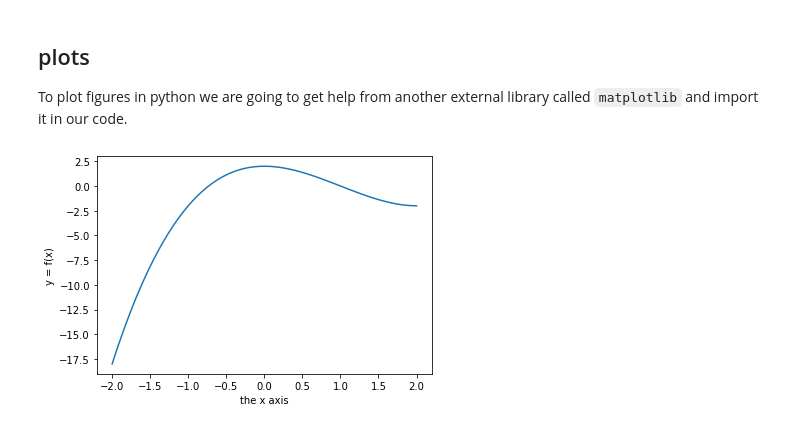
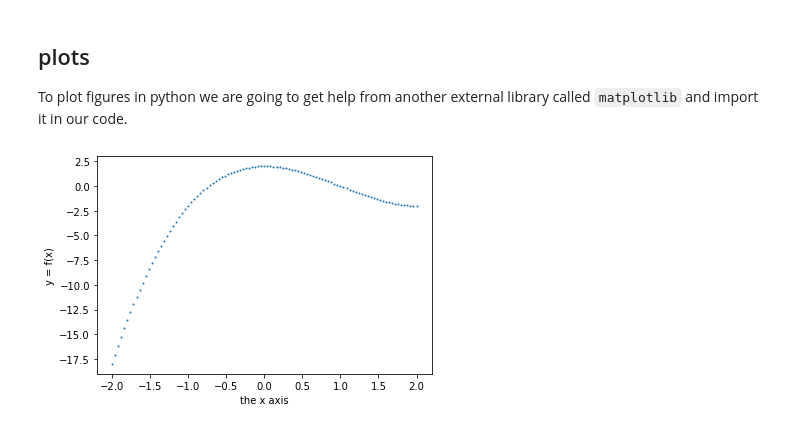
Before and after one commit to ShabaniLab/q-camp, a Jupyter notebook: notebooks/intro-python.ipynb, the cells around one changed output. Drawn from its saved outputs; the diff is of its cells as text; code cells hidden in the pictures.

```diff
--- a/notebooks/intro-python.ipynb
+++ b/notebooks/intro-python.ipynb
@@ -102,20 +135,21 @@ To plot figures in python we are going to get help from another external library
 # %%
 import matplotlib.pyplot as plt
 
 # make figure
 fig = plt.figure()
 
 # get the axes
 ax = plt.axes()
 
 # plot y array versus x array
-ax.plot(x, y)
+# ax.plot(x, y)
+ax.scatter(x, y, s=1)
 
 # labels
 ax.set_xlabel('the x axis')
 ax.set_ylabel('y = f(x)')
 
 # show the plot
 plt.show()
 # %% [output]
-[figure, old version]
+[figure, new version]
```
Also changed, not shown: parts of 5 cells of this notebook, 4 other files.
